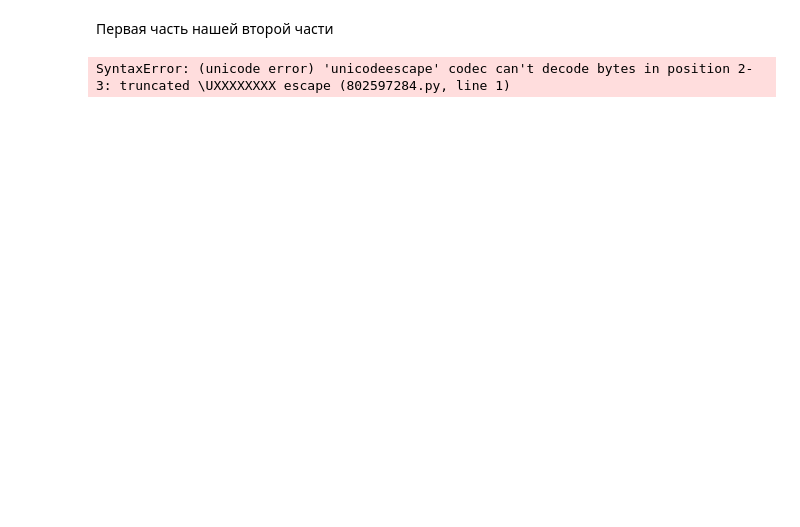
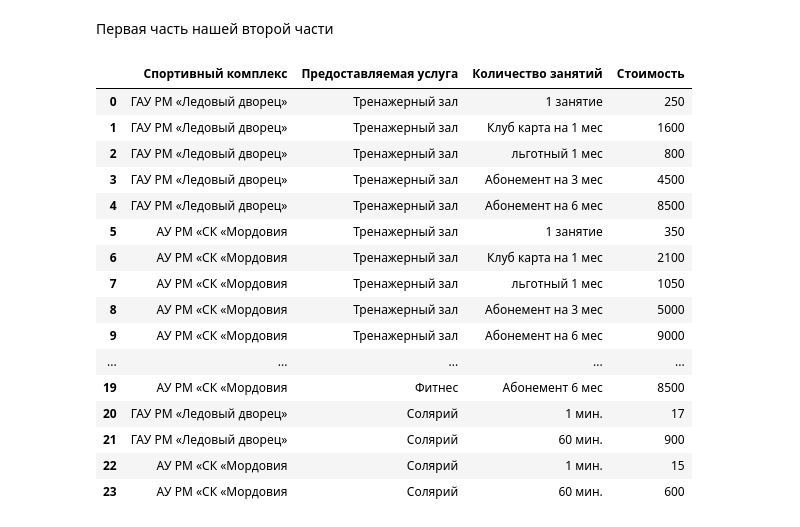
Before and after one commit to AleksandraPetrova97/graduate-project-analyst, a Jupyter notebook: 2 Практическая часть/1 Часть.ipynb, the cells around one changed output. Drawn from its saved outputs; the diff is of its cells as text; code cells hidden in the pictures; blank space fills up the shorter version.

```diff
--- a/2 Практическая часть/1 Часть.ipynb
+++ b/2 Практическая часть/1 Часть.ipynb
@@ -4,7 +4,23 @@
 import pandas as pd
 import numpy as np
 # %%
-df = pd.read_csv("C:\Users\Администратор\Desktop\РАБОТЫ\Practic\Сравнительная таблица.csv", sep=';', encoding='windows-1251')
+df = pd.read_csv("Сравнительная таблица-1.csv", sep=';', encoding='windows-1251')
 df
 # %% [output]
-SyntaxError: (unicode error) 'unicodeescape' codec can't decode bytes in position 2-3: truncated \UXXXXXXXX escape (802597284.py, line 1)
+|  | Спортивный комплекс | Предоставляемая услуга | Количество занятий | Стоимость |
+| 0 | ГАУ РМ «Ледовый дворец» | Тренажерный зал | 1 занятие | 250 |
+| 1 | ГАУ РМ «Ледовый дворец» | Тренажерный зал | Клуб карта на 1 мес | 1600 |
+| 2 | ГАУ РМ «Ледовый дворец» | Тренажерный зал | льготный 1 мес | 800 |
+| 3 | ГАУ РМ «Ледовый дворец» | Тренажерный зал | Абонемент на 3 мес | 4500 |
+| 4 | ГАУ РМ «Ледовый дворец» | Тренажерный зал | Абонемент на 6 мес | 8500 |
+| 5 | АУ РМ «СК «Мордовия | Тренажерный зал | 1 занятие | 350 |
+| 6 | АУ РМ «СК «Мордовия | Тренажерный зал | Клуб карта на 1 мес | 2100 |
+| 7 | АУ РМ «СК «Мордовия | Тренажерный зал | льготный 1 мес | 1050 |
+| 8 | АУ РМ «СК «Мордовия | Тренажерный зал | Абонемент на 3 мес | 5000 |
+| 9 | АУ РМ «СК «Мордовия | Тренажерный зал | Абонемент на 6 мес | 9000 |
+| ... | ... | ... | ... | ... |
+| 19 | АУ РМ «СК «Мордовия | Фитнес | Абонемент 6 мес | 8500 |
+| 20 | ГАУ РМ «Ледовый дворец» | Солярий | 1 мин. | 17 |
+| 21 | ГАУ РМ «Ледовый дворец» | Солярий | 60 мин. | 900 |
+| 22 | АУ РМ «СК «Мордовия | Солярий | 1 мин. | 15 |
+| 23 | АУ РМ «СК «Мордовия | Солярий | 60 мин. | 600 |
```
Also changed, not shown: parts of 11 cells of this notebook, 1 other file.
